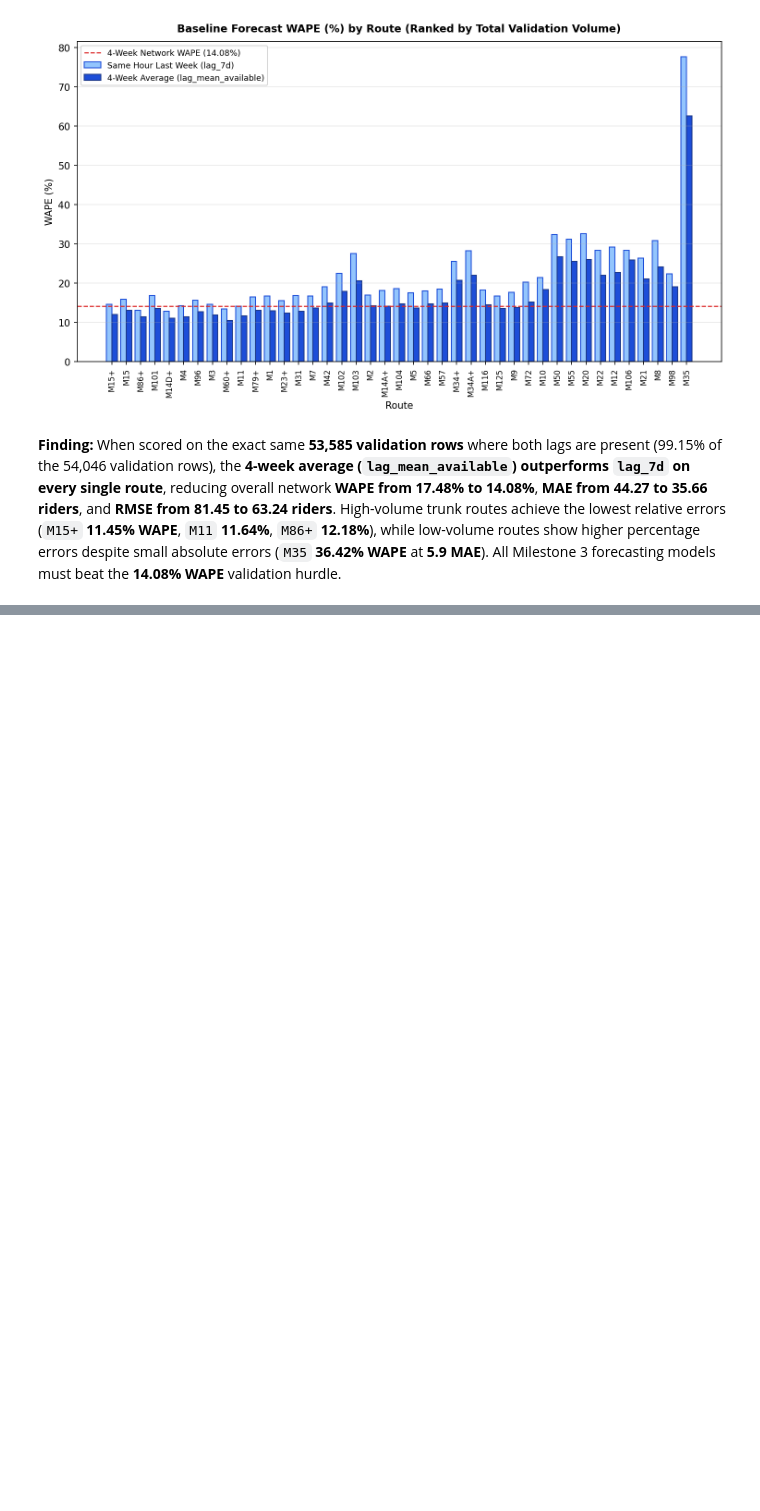
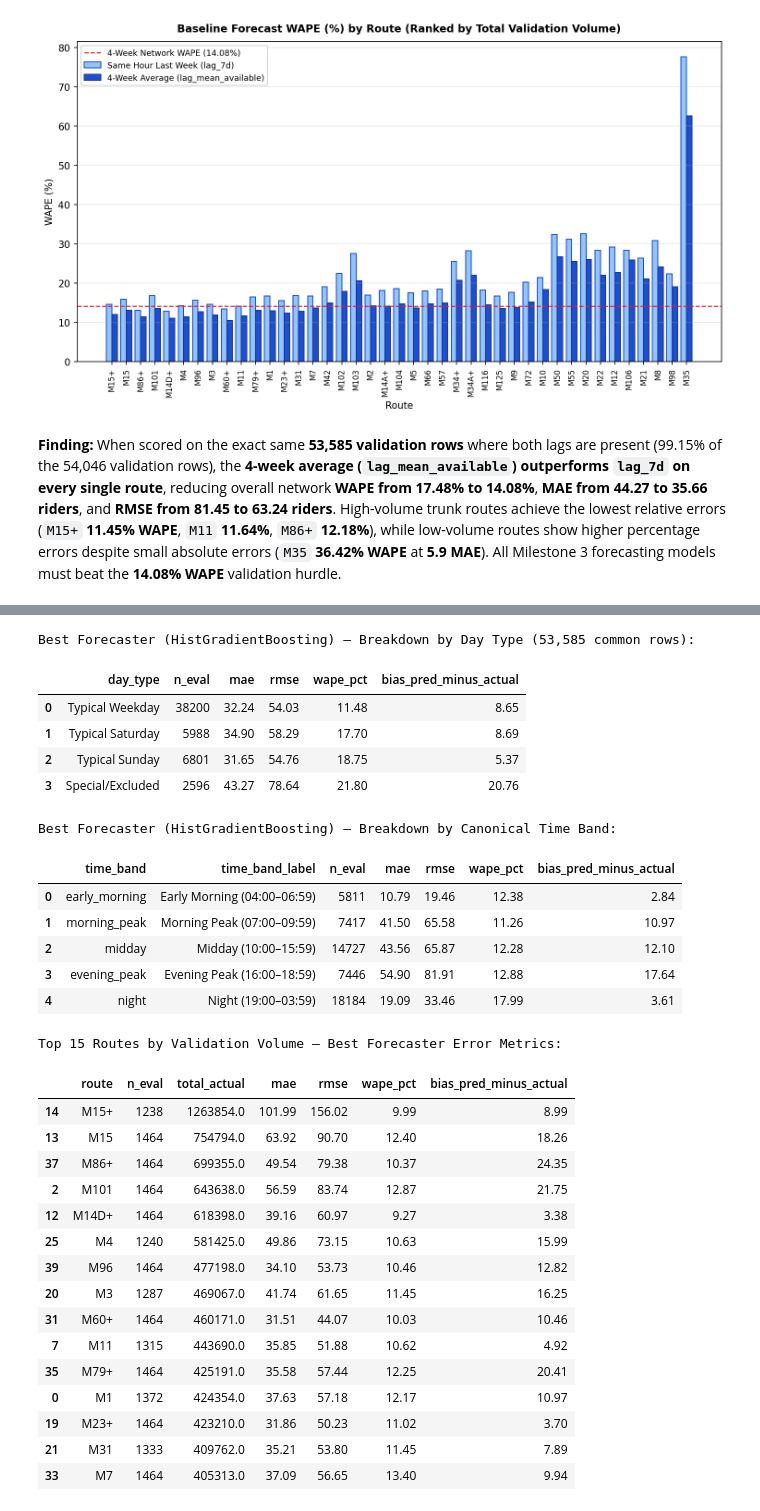
Before and after one commit to springboardmentor441p-coderr/Powered-Public-Transit-Route-Optimization, a Jupyter notebook: notebooks/routeranker.ipynb, the cells around one changed output, grey strips where cells are left out. Cells and saved outputs as stored; diff of their text form; code cells hidden in the pictures; blank space fills up the shorter version.

```diff
--- a/notebooks/routeranker.ipynb
+++ b/notebooks/routeranker.ipynb
@@ -892,0 +983,46 @@ Rule B (4-Week Average Heuristic) Validation Confusion Matrix:
+# %%
+best_day = pd.read_csv(TAB / "m3_eval_best_forecast_by_day_type.csv")
+best_band = pd.read_csv(TAB / "m3_eval_best_forecast_by_time_band.csv")
+best_route = pd.read_csv(TAB / "m3_eval_best_forecast_by_route.csv")
+
+print("Best Forecaster (HistGradientBoosting) — Breakdown by Day Type (53,585 common rows):")
+display(best_day[["day_type", "n_eval", "mae", "rmse", "wape_pct", "bias_pred_minus_actual"]])
+
+print("\nBest Forecaster (HistGradientBoosting) — Breakdown by Canonical Time Band:")
+display(best_band[["time_band", "time_band_label", "n_eval", "mae", "rmse", "wape_pct", "bias_pred_minus_actual"]])
+
+print("\nTop 15 Routes by Validation Volume — Best Forecaster Error Metrics:")
+display(best_route.sort_values("total_actual", ascending=False).head(15)[
+    ["route", "n_eval", "total_actual", "mae", "rmse", "wape_pct", "bias_pred_minus_actual"]
+])
+# %% [output]
+Best Forecaster (HistGradientBoosting) — Breakdown by Day Type (53,585 common rows):
+|  | day_type | n_eval | mae | rmse | wape_pct | bias_pred_minus_actual |
+| 0 | Typical Weekday | 38200 | 32.24 | 54.03 | 11.48 | 8.65 |
+| 1 | Typical Saturday | 5988 | 34.90 | 58.29 | 17.70 | 8.69 |
+| 2 | Typical Sunday | 6801 | 31.65 | 54.76 | 18.75 | 5.37 |
+| 3 | Special/Excluded | 2596 | 43.27 | 78.64 | 21.80 | 20.76 |
+Best Forecaster (HistGradientBoosting) — Breakdown by Canonical Time Band:
+|  | time_band | time_band_label | n_eval | mae | rmse | wape_pct | bias_pred_minus_actual |
+| 0 | early_morning | Early Morning (04:00–06:59) | 5811 | 10.79 | 19.46 | 12.38 | 2.84 |
+| 1 | morning_peak | Morning Peak (07:00–09:59) | 7417 | 41.50 | 65.58 | 11.26 | 10.97 |
+| 2 | midday | Midday (10:00–15:59) | 14727 | 43.56 | 65.87 | 12.28 | 12.10 |
+| 3 | evening_peak | Evening Peak (16:00–18:59) | 7446 | 54.90 | 81.91 | 12.88 | 17.64 |
+| 4 | night | Night (19:00–03:59) | 18184 | 19.09 | 33.46 | 17.99 | 3.61 |
+Top 15 Routes by Validation Volume — Best Forecaster Error Metrics:
+|  | route | n_eval | total_actual | mae | rmse | wape_pct | bias_pred_minus_actual |
+| 14 | M15+ | 1238 | 1263854.0 | 101.99 | 156.02 | 9.99 | 8.99 |
+| 13 | M15 | 1464 | 754794.0 | 63.92 | 90.70 | 12.40 | 18.26 |
+| 37 | M86+ | 1464 | 699355.0 | 49.54 | 79.38 | 10.37 | 24.35 |
+| 2 | M101 | 1464 | 643638.0 | 56.59 | 83.74 | 12.87 | 21.75 |
+| 12 | M14D+ | 1464 | 618398.0 | 39.16 | 60.97 | 9.27 | 3.38 |
+| 25 | M4 | 1240 | 581425.0 | 49.86 | 73.15 | 10.63 | 15.99 |
+| 39 | M96 | 1464 | 477198.0 | 34.10 | 53.73 | 10.46 | 12.82 |
+| 20 | M3 | 1287 | 469067.0 | 41.74 | 61.65 | 11.45 | 16.25 |
+| 31 | M60+ | 1464 | 460171.0 | 31.51 | 44.07 | 10.03 | 10.46 |
+| 7 | M11 | 1315 | 443690.0 | 35.85 | 51.88 | 10.62 | 4.92 |
+| 35 | M79+ | 1464 | 425191.0 | 35.58 | 57.44 | 12.25 | 20.41 |
+| 0 | M1 | 1372 | 424354.0 | 37.63 | 57.18 | 12.17 | 10.97 |
+| 19 | M23+ | 1464 | 423210.0 | 31.86 | 50.23 | 11.02 | 3.70 |
+| 21 | M31 | 1333 | 409762.0 | 35.21 | 53.80 | 11.45 | 7.89 |
+| 33 | M7 | 1464 | 405313.0 | 37.09 | 56.65 | 13.40 | 9.94 |
```
Also changed, not shown: parts of 13 cells of this notebook, 34 other files.
